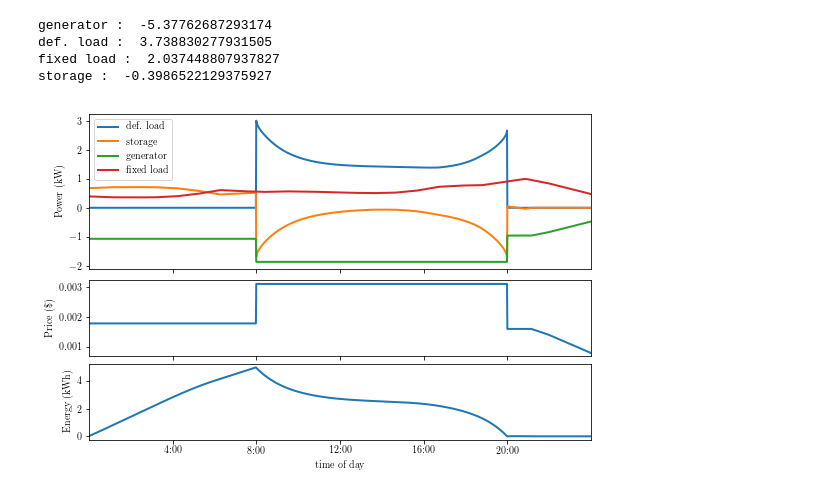
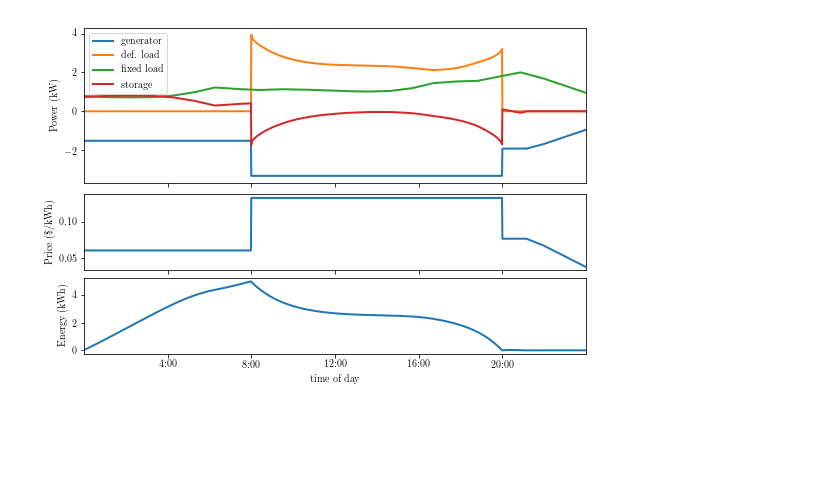
Before and after one commit to cvxgrp/cvxpower, a Jupyter notebook: examples/HomeEnergy.ipynb, the cells around one changed output. Saved outputs shown, nothing was run; the diff lists cells and outputs as text; code cells hidden in the pictures; blank space fills up the shorter version.

```diff
--- a/examples/HomeEnergy.ipynb
+++ b/examples/HomeEnergy.ipynb
@@ -11,6 +11,8 @@ from cvxpower import *
 periods_per_hour = 60
 T = 24*periods_per_hour
 len_interval=1/periods_per_hour
+alpha = .02*len_interval
+gamma = .5*len_interval
 p_load = np.array([
   0.51474725,
   0.47401232,
@@ -38,16 +40,8 @@ p_load = np.array([
   0.62076654 ])
 N = p_load.size
 p_load = np.interp(np.arange(T), np.linspace(0,T,N), p_load)
-p_load = p_load / np.max(p_load)
+p_load = p_load / np.max(p_load)*2
 
-load = FixedLoad(power=p_load, name='fixed load')
-gen = Generator(power_max=6, alpha=.05*len_interval, beta=0, name="generator")
-deferrable = DeferrableLoad(time_start=8*periods_per_hour, time_end=20*periods_per_hour, energy=20,
-                            power_max=5, len_interval=len_interval, name="def. load")
-storage = Storage(discharge_max=2, charge_max=2, energy_max=5, len_interval=len_interval, name='storage')
-net = Net([gen.terminals[0], deferrable.terminals[0],
-           load.terminals[0], storage.terminals[0]])
-
-network = Group([gen, deferrable, load, storage], [net])
-network.optimize(time_horizon=T, verbose=True, solver="ECOS")
+print(alpha)
+print(gamma)
 # %% [output]
@@ -91,41 +50,44 @@ All values above are averages over the time horizon.
-# %%
-for d in network.devices:
-    for t in d.terminals:
-        print(d.name, ': ', t.payment.sum())
-# %% [output]
-generator :  -5.37762687293174
-def. load :  3.738830277931505
-fixed load :  2.037448807937827
-storage :  -0.3986522129375927
+# %%
+load = FixedLoad(power=p_load, name='fixed load')
+gen = Generator(power_max=6, alpha=alpha, beta=0, gamma=gamma, len_interval=len_interval, name="generator")
+deferrable = DeferrableLoad(time_start=8*periods_per_hour, time_end=20*periods_per_hour, energy=30,
+                            power_max=5, len_interval=len_interval, name="def. load")
+storage = Storage(discharge_max=2, charge_max=2, energy_max=5, len_interval=len_interval, name='storage')
+net = Net([gen.terminals[0], deferrable.terminals[0],
+           load.terminals[0], storage.terminals[0]])
+
+network = Group([gen, deferrable, load, storage], [net])
+network.init_problem(time_horizon=T)
+network.problem.solve(verbose=True, solver="ECOS")
 # %%
 plt.figure(figsize=(9,6))
 
 ticks = [t*periods_per_hour for t in [4,8,12,16,20]]
 plt.subplot(211)
 i = network.results.power.items()
 for (d, pd) in i:
     plt.plot(pd)
 plt.legend([d[0].name for (d,pd) in i], loc='upper left')
 plt.ylabel("Power (kW)")
 plt.xlim([0,T])
 #.ylim([-2,4.5])
 plt.xticks(ticks,('', '', '', '', ''))
 
 plt.subplot(413)
-plt.plot(list(network.results.price.items())[0][1])
-plt.ylabel("Price (\$)")
+plt.plot(list(network.results.price.items())[0][1]/len_interval)
+plt.ylabel("Price (\$/kWh)")
 plt.xlim([0,T])
 plt.xticks(ticks,('', '', '', '', ''))
 
 plt.subplot(414)
 plt.plot(storage.energy.value)
 plt.ylabel("Energy (kWh)")
 plt.xlabel("time of day")
 plt.xlim([0,T])
 plt.subplots_adjust(hspace=.1)
 
 plt.xticks(ticks, ('4:00', '8:00', '12:00', '16:00', '20:00'))
 
 plt.savefig("home_energy_results.pdf")
 # %% [output]
-[figure, old version]
+[figure, new version]
```
Also changed, not shown: parts of 1 cell of this notebook, 2 other files.
